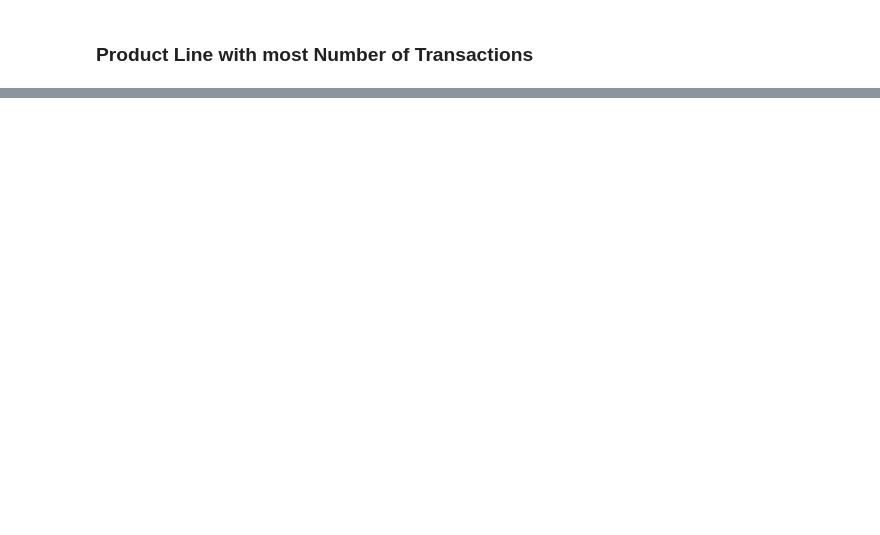
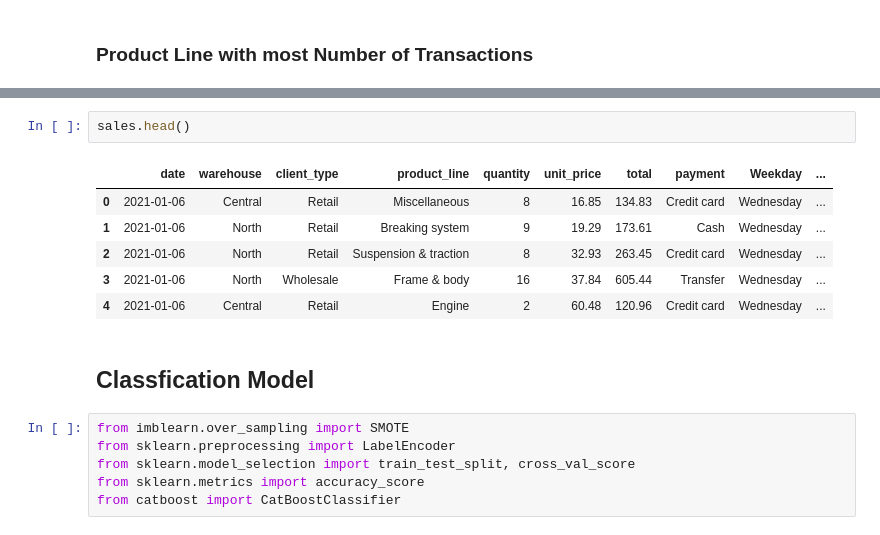
Before and after one commit to adejumoridwan/Motorcycle-Sales-Dashboard, a Jupyter notebook: analysis.ipynb, the cells around one changed output, grey strips where cells are left out. Saved outputs shown, nothing was run; the diff lists cells and outputs as text; blank space fills up the shorter version.

Commit message:
build classification model

```diff
--- a/analysis.ipynb
+++ b/analysis.ipynb
@@ -115,0 +132,17 @@ The default value of numeric_only in DataFrameGroupBy.sum is deprecated. In a fu
+# %%
+sales.head()
+# %% [output]
+|  | date | warehouse | client_type | product_line | quantity | unit_price | total | payment | Weekday | ... |
+| 0 | 2021-01-06 | Central | Retail | Miscellaneous | 8 | 16.85 | 134.83 | Credit card | Wednesday | ... |
+| 1 | 2021-01-06 | North | Retail | Breaking system | 9 | 19.29 | 173.61 | Cash | Wednesday | ... |
+| 2 | 2021-01-06 | North | Retail | Suspension & traction | 8 | 32.93 | 263.45 | Credit card | Wednesday | ... |
+| 3 | 2021-01-06 | North | Wholesale | Frame & body | 16 | 37.84 | 605.44 | Transfer | Wednesday | ... |
+| 4 | 2021-01-06 | Central | Retail | Engine | 2 | 60.48 | 120.96 | Credit card | Wednesday | ... |
+# %% [markdown]
+## Classfication Model
+# %%
+from imblearn.over_sampling import SMOTE
+from sklearn.preprocessing import LabelEncoder
+from sklearn.model_selection import train_test_split, cross_val_score
+from sklearn.metrics import accuracy_score
+from catboost import CatBoostClassifier
```
Also changed, not shown: parts of 11 cells of this notebook, 4 other files.
